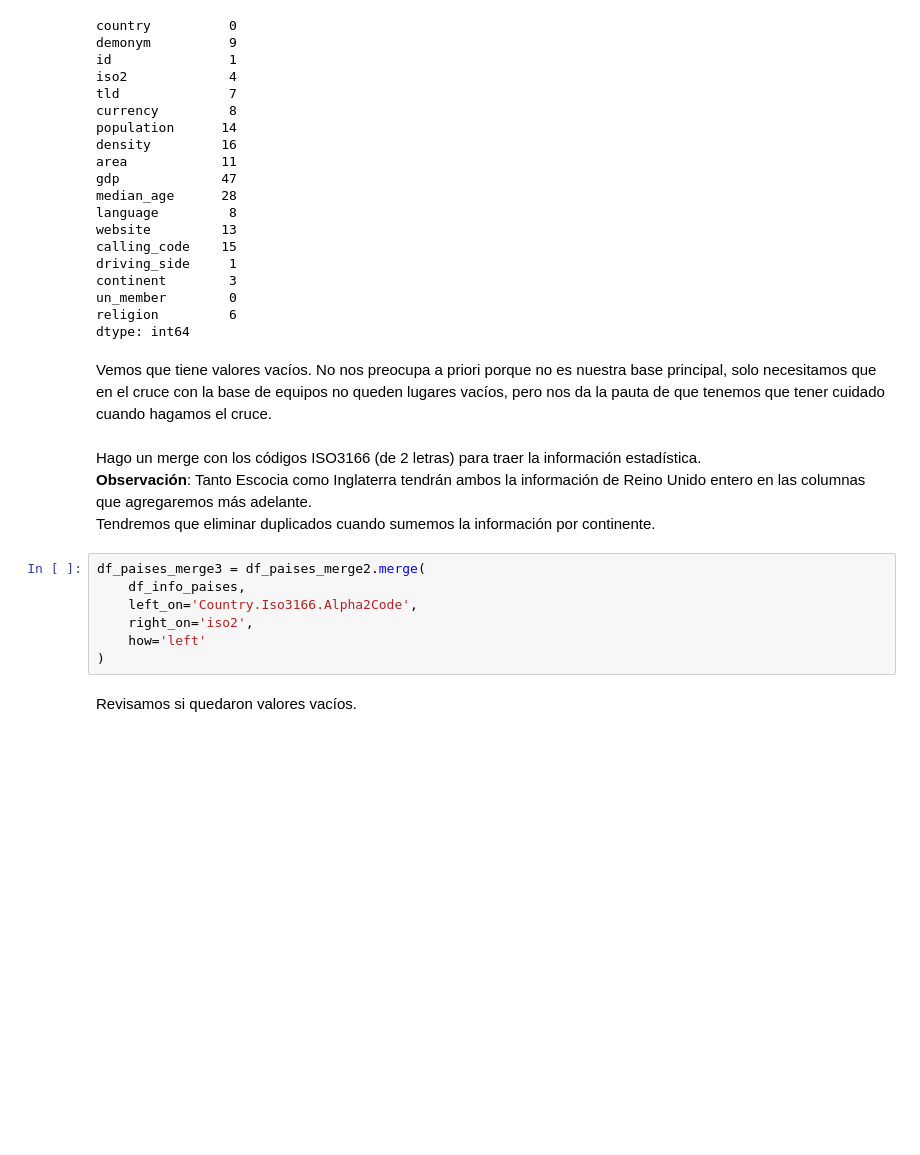
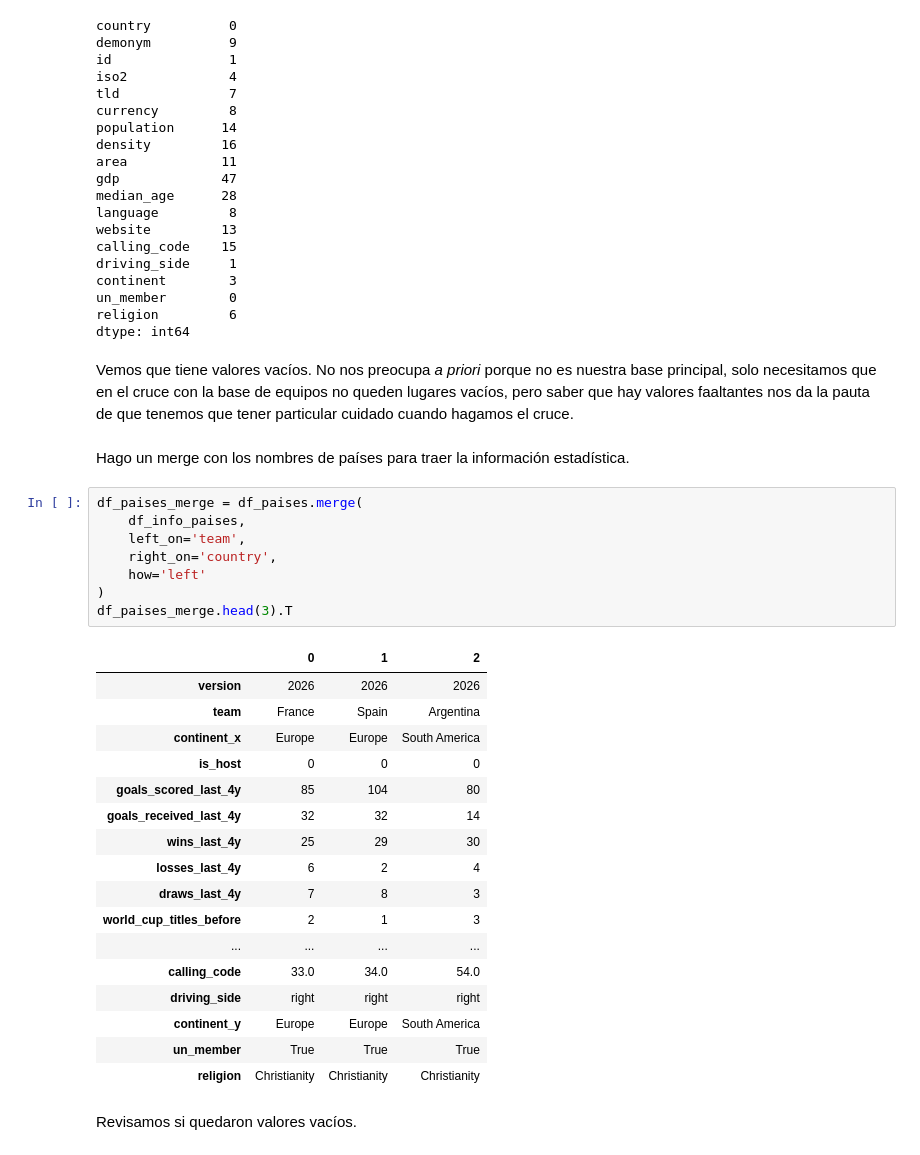
Before and after one commit to gleo1973/tp-laboratorio-mcag-1c2026, a Jupyter notebook: Laboratorio_TP_2026.ipynb, the cells around one changed output. Cells and saved outputs as stored; diff of their text form; blank space fills up the shorter version.

```diff
--- a/Laboratorio_TP_2026.ipynb
+++ b/Laboratorio_TP_2026.ipynb
@@ -435,18 +257,35 @@ un_member        0
 religion         6
 dtype: int64
 # %% [markdown]
-Vemos que tiene valores vacíos. No nos preocupa a priori porque no es nuestra base principal, solo necesitamos que en el cruce con la base de equipos no queden lugares vacíos, pero nos da la pauta de que tenemos que tener cuidado cuando hagamos el cruce.
+Vemos que tiene valores vacíos. No nos preocupa *a priori* porque no es nuestra base principal, solo necesitamos que en el cruce con la base de equipos no queden lugares vacíos, pero saber que hay valores faaltantes nos da la pauta de que tenemos que tener particular cuidado cuando hagamos el cruce.
-# %% [markdown]
-Hago un merge con los códigos ISO3166 (de 2 letras) para traer la información estadística.
-**Observación**: Tanto Escocia como Inglaterra tendrán ambos la información de Reino Unido entero en las columnas que agregaremos más adelante.
-Tendremos que eliminar duplicados cuando sumemos la información por continente.
+# %% [markdown]
+Hago un merge con los nombres de países para traer la información estadística.
 # %%
-df_paises_merge3 = df_paises_merge2.merge(
+df_paises_merge = df_paises.merge(
     df_info_paises,
-    left_on='Country.Iso3166.Alpha2Code',
-    right_on='iso2',
+    left_on='team',
+    right_on='country',
     how='left'
 )
+df_paises_merge.head(3).T
+# %% [output]
+|  | 0 | 1 | 2 |
+| version | 2026 | 2026 | 2026 |
+| team | France | Spain | Argentina |
+| continent_x | Europe | Europe | South America |
+| is_host | 0 | 0 | 0 |
+| goals_scored_last_4y | 85 | 104 | 80 |
+| goals_received_last_4y | 32 | 32 | 14 |
+| wins_last_4y | 25 | 29 | 30 |
+| losses_last_4y | 6 | 2 | 4 |
+| draws_last_4y | 7 | 8 | 3 |
+| world_cup_titles_before | 2 | 1 | 3 |
+| ... | ... | ... | ... |
+| calling_code | 33.0 | 34.0 | 54.0 |
+| driving_side | right | right | right |
+| continent_y | Europe | Europe | South America |
+| un_member | True | True | True |
+| religion | Christianity | Christianity | Christianity |
 # %% [markdown]
 Revisamos si quedaron valores vacíos.
 # %%
```
Also changed, not shown: parts of 80 cells of this notebook, 5 other files.
